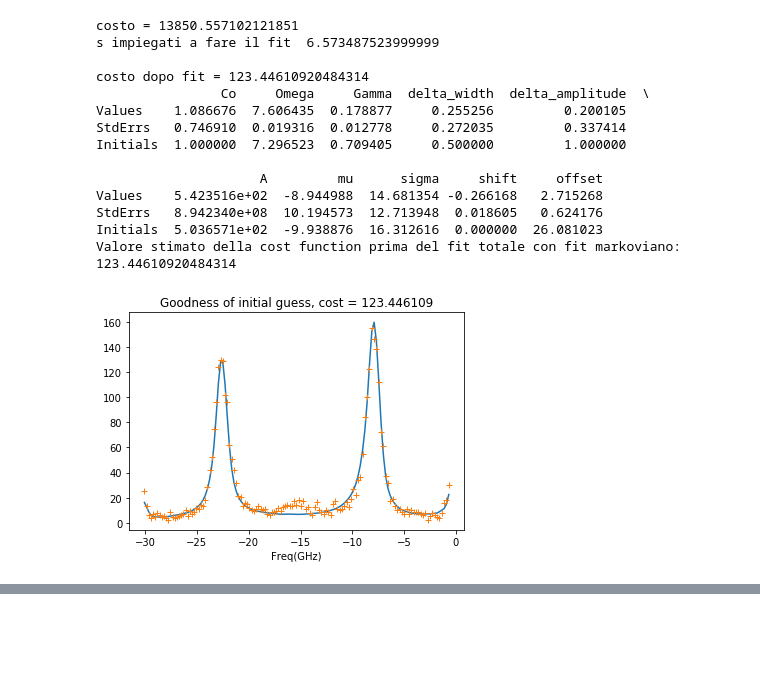
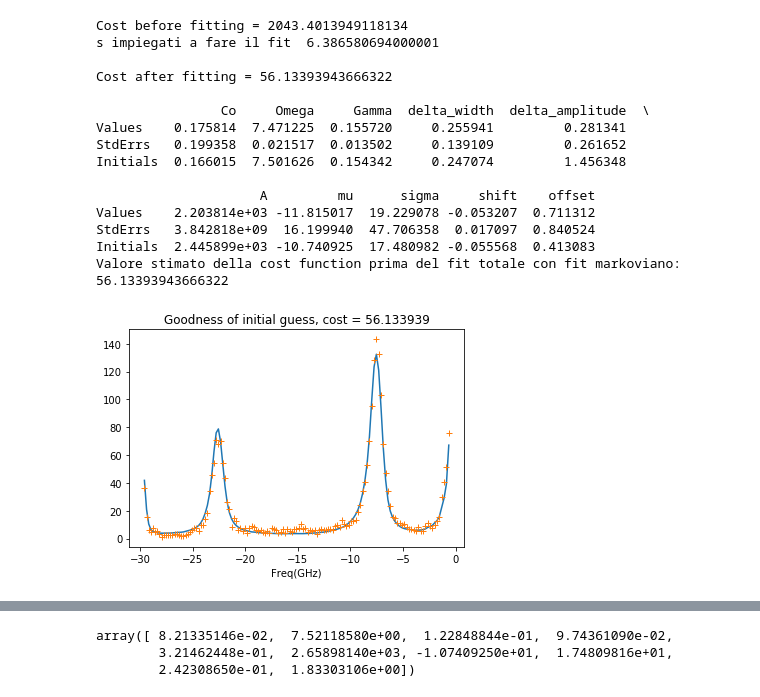
Before and after one commit to flautodipan/Python_Libraries, a Jupyter notebook: Experimentum_single.ipynb, the cells around one changed output, grey strips where cells are left out. Cells and saved outputs as stored; diff of their text form; code cells hidden in the pictures; blank space fills up the shorter version.

```diff
--- a/Experimentum_single.ipynb
+++ b/Experimentum_single.ipynb
@@ -122,25 +126,37 @@ Analyze_Peaks(Data.x_VIPA, Data.y_VIPA, 'pix', height = 8, distance = 20, width
-# %%
-#3) fit markovianoself
-Data.Get_p0_by_Markov(Data.p0.values[0],treshold = 1000)
-print(Data.Markov_Fit_Params)
-Data.Take_A_Look_Before_Fitting()
-# %% [output]
-costo = 13850.557102121851
-s impiegati a fare il fit  6.573487523999999
-
-costo dopo fit = 123.44610920484314
-                Co     Omega     Gamma  delta_width  delta_amplitude  \
-Values    1.086676  7.606435  0.178877     0.255256         0.200105
-StdErrs   0.746910  0.019316  0.012778     0.272035         0.337414
-Initials  1.000000  7.296523  0.709405     0.500000         1.000000
-
-                     A         mu      sigma     shift     offset
-Values    5.423516e+02  -8.944988  14.681354 -0.266168   2.715268
-StdErrs   8.942340e+08  10.194573  12.713948  0.018605   0.624176
-Initials  5.036571e+02  -9.938876  16.312616  0.000000  26.081023
-Valore stimato della cost function prima del fit totale con fit markoviano:
-123.44610920484314
-[figure, removed]
+# %%
+#3) fit markoviano
+p0 = np.array([ 1.66015204e-01, 7.50162578e+00 , 1.54341624e-01 , 2.47074310e-01,
+  1.45634814e+00,  2.44589877e+03, -1.07409250e+01 , 1.74809816e+01,
+ -5.55682584e-02 , 4.13083477e-01])
+#p0 = Data.p0.values[0]
+percents        =   ('positive', 0.2, 'positive', 'positive', 'positive', 0.1, 0.1, 0.1,  np.inf, np.inf)
+Data.Get_p0(p0, cols_mark)
+Data.Get_cost_markov(Data.p0.values[0])
+print('Cost before fitting = {}'.format(Data.cost_markov))
+Data.Get_Fit_Bounds(percents, cols_mark)
+Data.Non_Linear_Least_Squares_Markov(bound = (Data.bounds['down'].values, Data.bounds['up'].values),  max_nfev = 1000)
+Data.Get_cost_markov(Data.Markov_Fit_Params.values[0])
+print('Cost after fitting = {}\n'.format(Data.cost_markov))
+print(Data.Markov_Fit_Params)
+Data.Take_A_Look_Before_Fitting()
+# %% [output]
+Cost before fitting = 2043.4013949118134
+s impiegati a fare il fit  6.386580694000001
+
+Cost after fitting = 56.13393943666322
+
+                Co     Omega     Gamma  delta_width  delta_amplitude  \
+Values    0.175814  7.471225  0.155720     0.255941         0.281341
+StdErrs   0.199358  0.021517  0.013502     0.139109         0.261652
+Initials  0.166015  7.501626  0.154342     0.247074         1.456348
+
+                     A         mu      sigma     shift    offset
+Values    2.203814e+03 -11.815017  19.229078 -0.053207  0.711312
+StdErrs   3.842818e+09  16.199940  47.706358  0.017097  0.840524
+Initials  2.445899e+03 -10.740925  17.480982 -0.055568  0.413083
+Valore stimato della cost function prima del fit totale con fit markoviano:
+56.13393943666322
+[figure, added]
 # %%
 #4) fit totale
 percents                    =   (0.2, 0.1, 0.1, 'positive', 'positive', 0.15, 0.15, np.inf, np.inf)
@@ -176,6 +192,10 @@ Data.Tot_Fit_Params
 | StdErrs | 0.084653 | 0.516108 | 0.017414 | 28.002116 | 198787.380146 | 0.271017 | 0.396885 | 0.018466 | 0.487378 |
 | Initials | 1.086676 | 7.606435 | 0.178877 | 0.709405 | 1.000000 | 0.255256 | 0.200105 | -0.266168 | 2.715268 |
 # %%
-Data.Markov_Fit_Params.T['Values'].values[:3]
+Data.Markov_Fit_Params.T['Values'].values
+# %% [output]
+array([ 8.21335146e-02,  7.52118580e+00,  1.22848844e-01,  9.74361090e-02,
+        3.21462448e-01,  2.65898140e+03, -1.07409250e+01,  1.74809816e+01,
+        2.42308650e-01,  1.83303106e+00])
 # %%
 np.concatenate((Data.Markov_Fit_Params.T['Values'].values[:3], (Data.p0['Gamma']['Values'], 1.), Data.Markov_Fit_Params.T['Values'].values[3:]))
```
Also changed, not shown: parts of 4 cells of this notebook, 3 other files.
